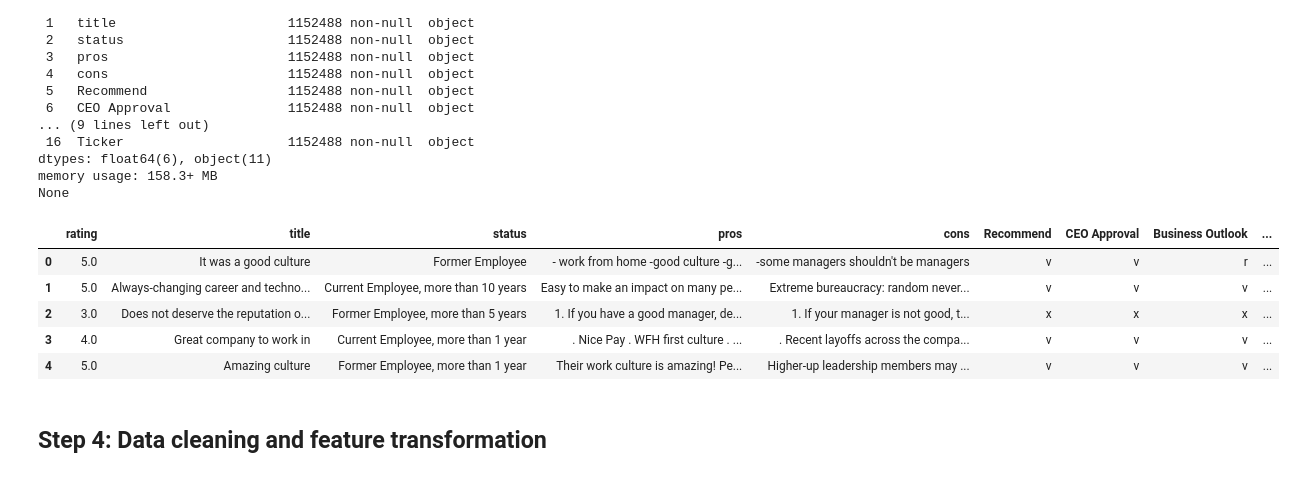
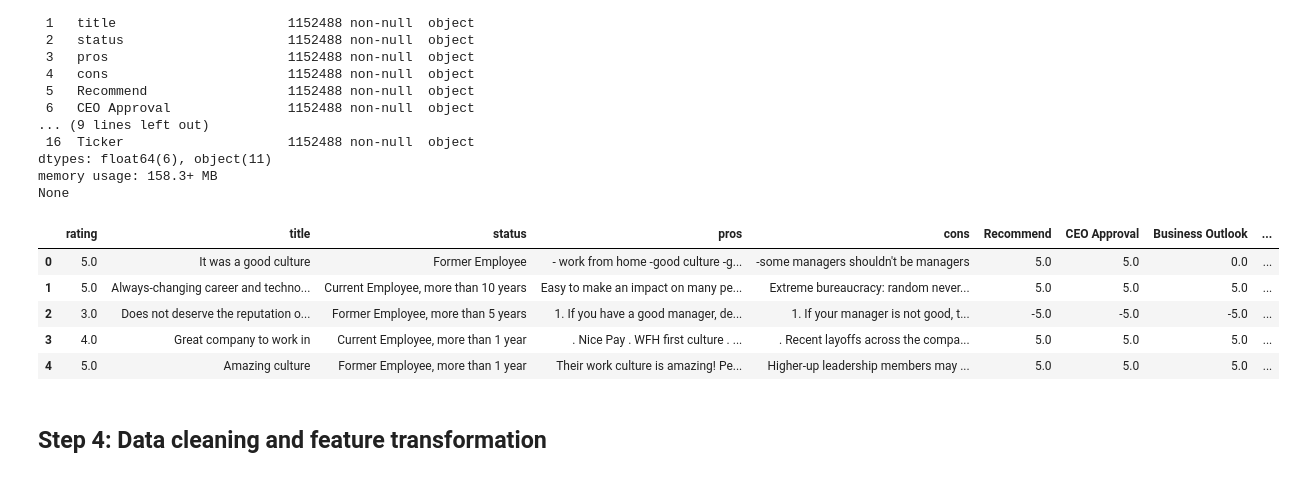
Before and after one commit to MatthiasGN/thesis, a Jupyter notebook: thesis-master.ipynb, the cells around one changed output. Saved outputs shown, nothing was run; the diff lists cells and outputs as text; code cells hidden in the pictures.

```diff
--- a/thesis-master.ipynb
+++ b/thesis-master.ipynb
@@ -516,0 +202,5 @@ cleaned_df.describe(include='all')
+# %%
+ctr = 0
+for index, firm_link in cleaned_df['firm_link'].items():
+    if "%" in firm_link:
+        cleaned_df.at[index, 'firm_link'] = urllib.parse.unquote(firm_link)
@@ -666,2 +389,5 @@ cleaned_df
 # %%
-new_df = cleaned_df.merge(tickers_df, how='right')
+merged_df = cleaned_df.merge(tickers_df, how='right')
+print(merged_df.isnull().sum())
+print(merged_df.shape)
+merged_df = merged_df.dropna()
@@ -711,0 +464,4 @@ Amazing, now we have a dataset of 1,152,488 Glassdoor reviews from 318 public IT
+# %%
+for col in ['Career Opportunities','Compensation and Benefits','Senior Management','Work/Life Balance']:
+    merged_df[col] = merged_df[col].astype(float)
+merged_df['Senior Management'].value_counts().sort_values(ascending=False)
@@ -711,0 +514,6 @@ Amazing, now we have a dataset of 1,152,488 Glassdoor reviews from 318 public IT
+# %%
+for col in ['Recommend', 'CEO Approval', 'Business Outlook']:
+    for letter in {'v':5.0, 'r':0.0, 'x':-5.0, 'o':0.0}:
+        merged_df.loc[merged_df[col] == letter, col] = transforms[letter]
+
+    print(merged_df[col].value_counts())
@@ -1110,14 +958,14 @@ dtypes: float64(6), object(11)
 memory usage: 158.3+ MB
 None
 # %%
-new_df.head(5)
+merged_df.head(5)
 # %% [output]
 |  | rating | title | status | pros | cons | Recommend | CEO Approval | Business Outlook | ... |
-| 0 | 5.0 | It was a good culture | Former Employee | - work from home -good culture -g... | -some managers shouldn't be managers | v | v | r | ... |
-| 1 | 5.0 | Always-changing career and techno... | Current Employee, more than 10 years | Easy to make an impact on many pe... | Extreme bureaucracy: random never... | v | v | v | ... |
-| 2 | 3.0 | Does not deserve the reputation o... | Former Employee, more than 5 years | 1. If you have a good manager, de... | 1. If your manager is not good, t... | x | x | x | ... |
-| 3 | 4.0 | Great company to work in | Current Employee, more than 1 year | . Nice Pay . WFH first culture . ... | . Recent layoffs across the compa... | v | v | v | ... |
-| 4 | 5.0 | Amazing culture | Former Employee, more than 1 year | Their work culture is amazing! Pe... | Higher-up leadership members may ... | v | v | v | ... |
+| 0 | 5.0 | It was a good culture | Former Employee | - work from home -good culture -g... | -some managers shouldn't be managers | 5.0 | 5.0 | 0.0 | ... |
+| 1 | 5.0 | Always-changing career and techno... | Current Employee, more than 10 years | Easy to make an impact on many pe... | Extreme bureaucracy: random never... | 5.0 | 5.0 | 5.0 | ... |
+| 2 | 3.0 | Does not deserve the reputation o... | Former Employee, more than 5 years | 1. If you have a good manager, de... | 1. If your manager is not good, t... | -5.0 | -5.0 | -5.0 | ... |
+| 3 | 4.0 | Great company to work in | Current Employee, more than 1 year | . Nice Pay . WFH first culture . ... | . Recent layoffs across the compa... | 5.0 | 5.0 | 5.0 | ... |
+| 4 | 5.0 | Amazing culture | Former Employee, more than 1 year | Their work culture is amazing! Pe... | Higher-up leadership members may ... | 5.0 | 5.0 | 5.0 | ... |
 # %% [markdown]
 ## Step 4: Data cleaning and feature transformation
 # %% [markdown]
```
Also changed, not shown: parts of 127 cells of this notebook.
